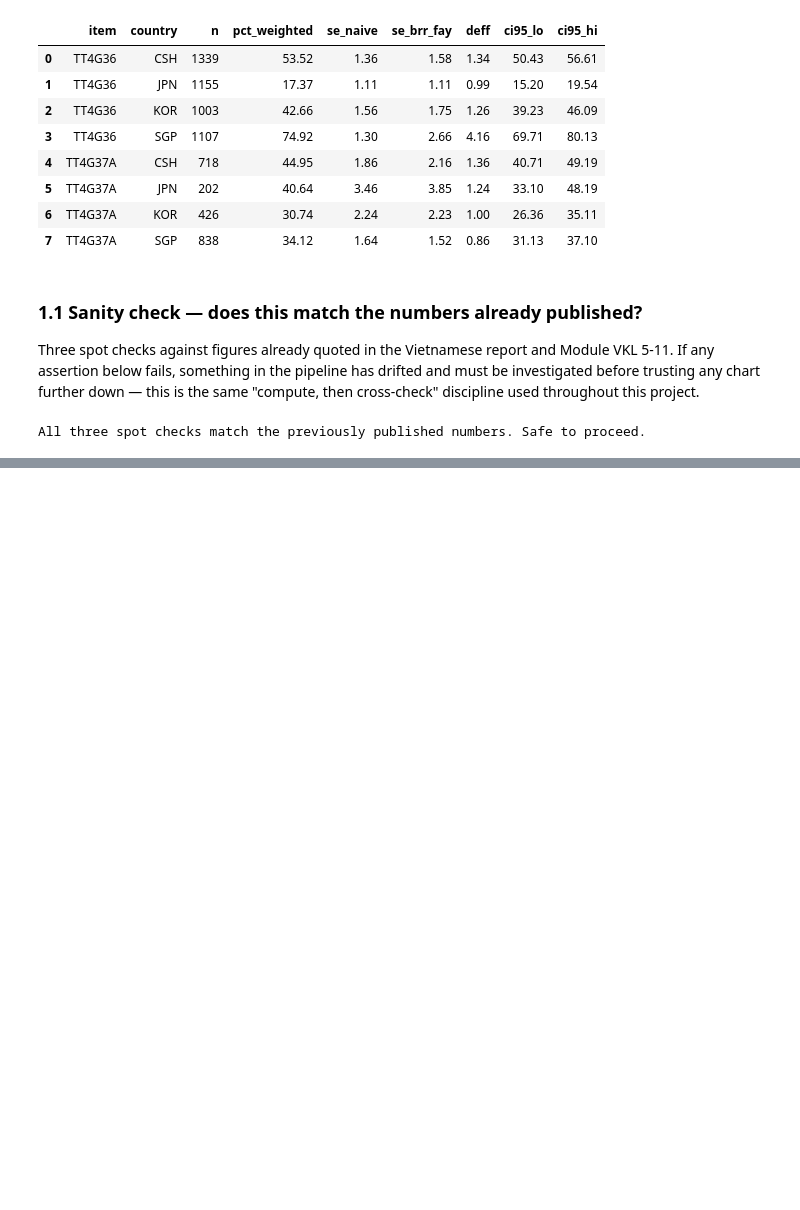
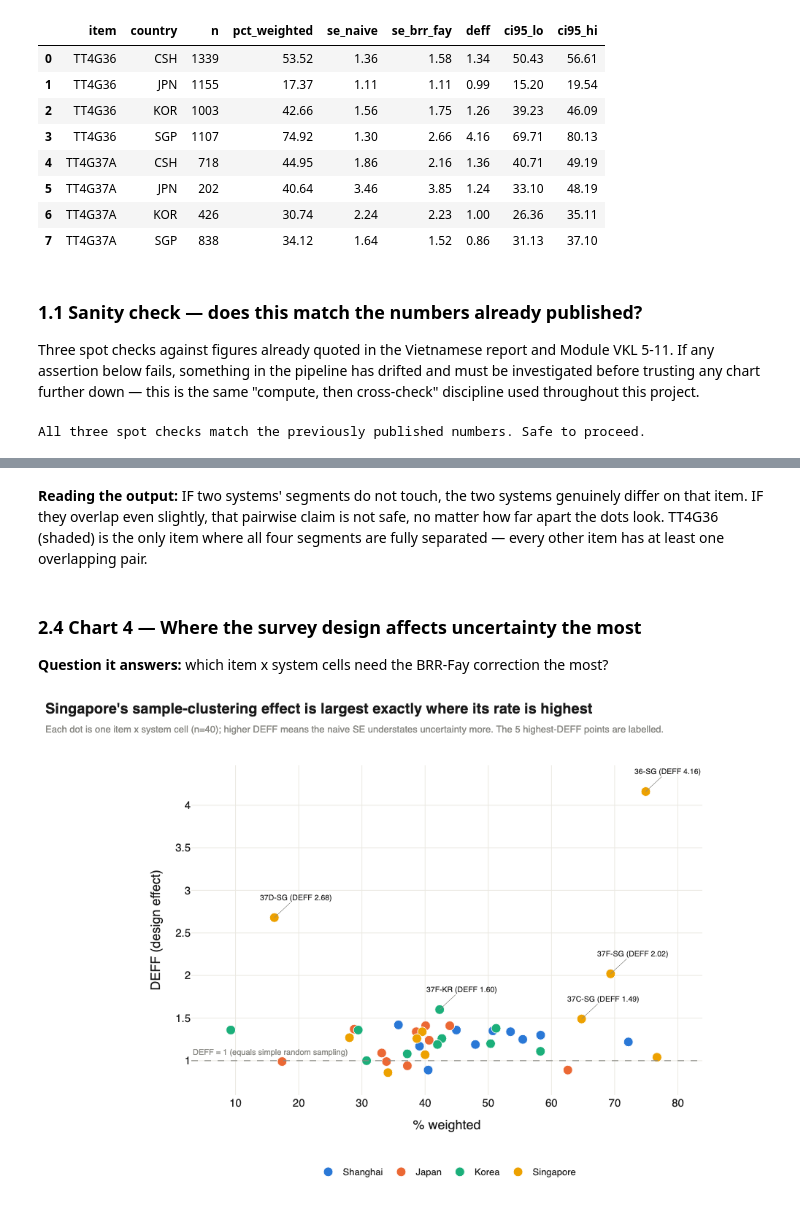
Before and after one commit to TatcataiTTN/for-Social-Science, a Jupyter notebook: SPSS/data/talis-q2-vkl-charts/Chart_Redesign_and_Data_Pipeline.ipynb, the cells around one changed output, grey strips where cells are left out. Cells and saved outputs as stored; diff of their text form; code cells hidden in the pictures; blank space fills up the shorter version.

```diff
--- a/SPSS/data/talis-q2-vkl-charts/Chart_Redesign_and_Data_Pipeline.ipynb
+++ b/SPSS/data/talis-q2-vkl-charts/Chart_Redesign_and_Data_Pipeline.ipynb
@@ -643,0 +361,36 @@ Khánh Linh's own two topics appears anywhere in this notebook.
+# %% [markdown]
+
+**Reading the output:** IF two systems' segments do not touch, the two systems genuinely differ on
+that item. IF they overlap even slightly, that pairwise claim is not safe, no matter how far apart
+the dots look. TT4G36 (shaded) is the only item where all four segments are fully separated —
+every other item has at least one overlapping pair.
+# %% [markdown]
+
+### 2.4 Chart 4 — Where the survey design affects uncertainty the most
+
+**Question it answers:** which item x system cells need the BRR-Fay correction the most?
+# %%
+
+fig = go.Figure()
+for c in COUNTRIES:
+    s = results[results.country == c]
+    fig.add_trace(go.Scatter(x=s.pct_weighted, y=s.deff, mode="markers",
+                              marker=dict(size=13, color=COL[c], line=dict(width=1, color="white")),
+                              name=NAME[c]))
+fig.add_hline(y=1.0, line=dict(color=MUTED, width=1.3, dash="dash"))
+fig.add_annotation(x=3, y=1.1, text="DEFF = 1 (equals simple random sampling)", showarrow=False,
+                    font=dict(size=11, color=MUTED), xanchor="left")
+top5 = results.sort_values("deff", ascending=False).head(5)
+for _, row in top5.iterrows():
+    lbl = f"{row['item'].replace('TT4G37','37').replace('TT4G36','36')}-{SHORT[row.country]} (DEFF {row.deff:.2f})"
+    fig.add_annotation(x=row.pct_weighted, y=row.deff, text=lbl, showarrow=True, arrowhead=0, arrowcolor=MUTED,
+                        ax=30, ay=-28, font=dict(size=10.5, color=INK))
+fig.update_layout(**layout("Singapore's sample-clustering effect is largest exactly where its rate is highest",
+    "Each dot is one item x system cell (n=40); higher DEFF means the naive SE understates uncertainty more. The 5 highest-DEFF points are labelled.",
+    height=680, bottom_margin=130))
+fig.update_xaxes(gridcolor=GRID, title="% weighted")
+fig.update_yaxes(gridcolor=GRID, title="DEFF (design effect)")
+fig.update_layout(legend=dict(orientation="h", y=-0.2, x=0.5, xanchor="center", font=dict(size=13)))
+fig.show("png")
+# %% [output]
+[figure, added]
```
Also changed, not shown: parts of 56 cells of this notebook, 1 other file.
